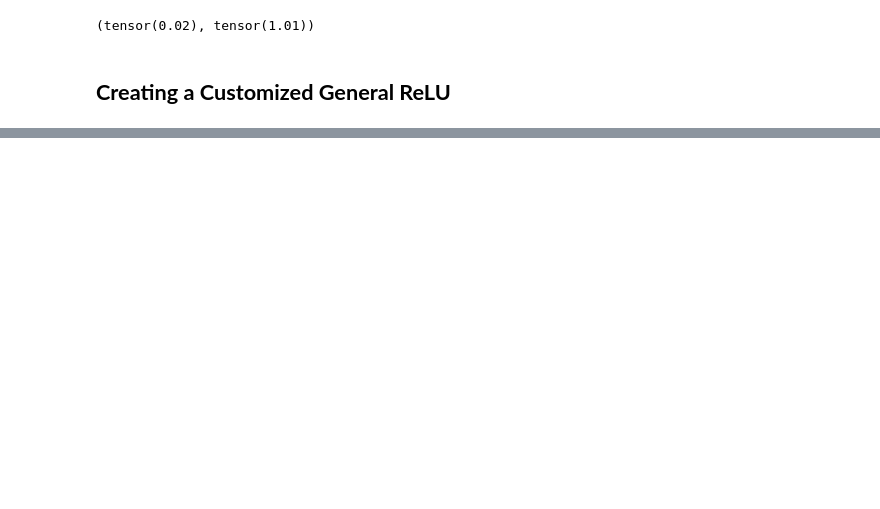
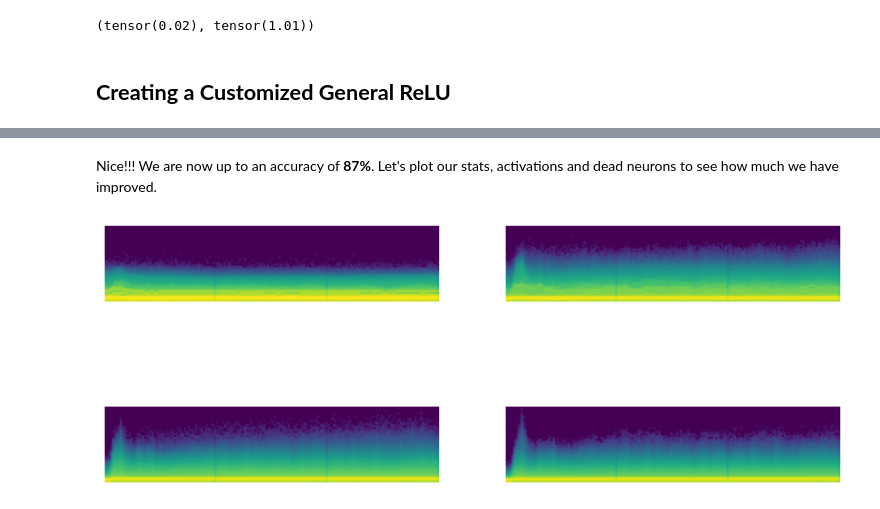
Before and after one commit to bachaudhry/FastAI-22-23, a Jupyter notebook: course_part_2/11_initializing.ipynb, the cells around one changed output, grey strips where cells are left out. Saved outputs shown, nothing was run; the diff lists cells and outputs as text; code cells hidden in the pictures; blank space fills up the shorter version.

```diff
--- a/course_part_2/11_initializing.ipynb
+++ b/course_part_2/11_initializing.ipynb
@@ -465,0 +548,6 @@ xb.mean(), xb.std()
+# %% [markdown]
+Nice!!! We are now up to an accuracy of **87%**. Let's plot our stats, activations and dead neurons to see how much we have improved.
+# %%
+astats.color_dim()
+# %% [output]
+[figure, added]
```
Also changed, not shown: parts of 25 cells of this notebook.
